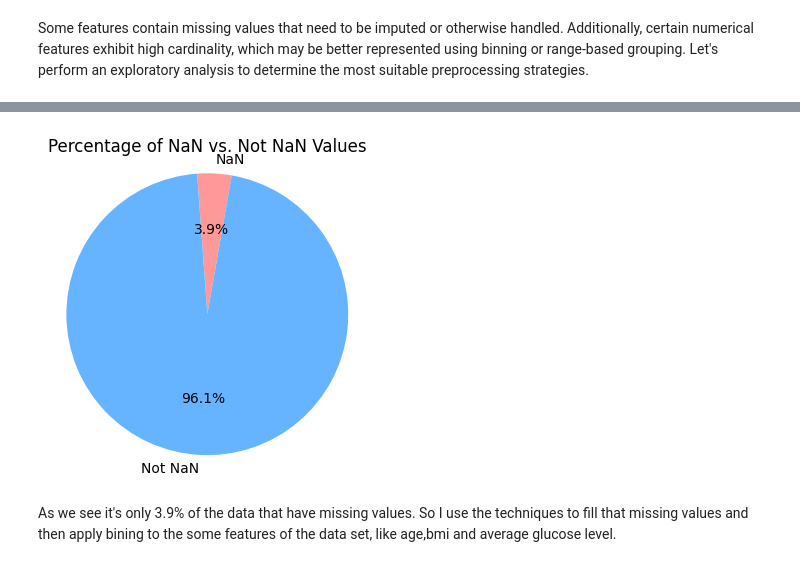
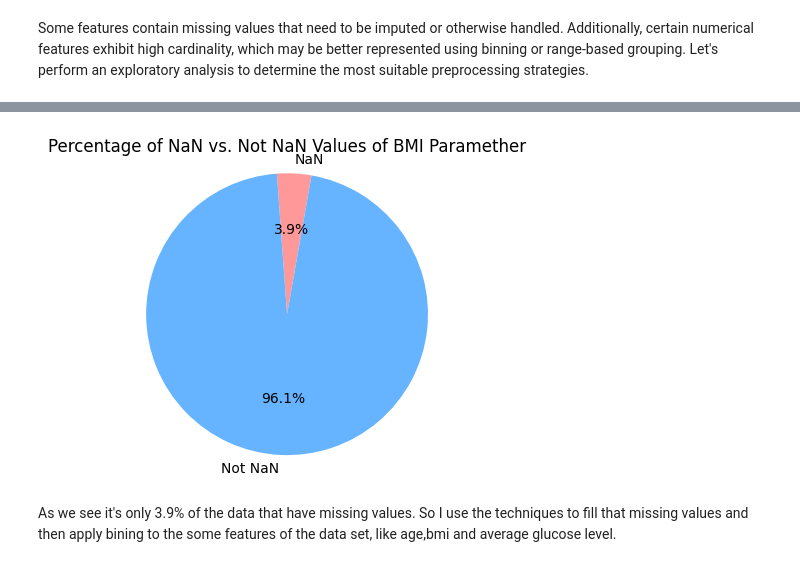
Before and after one commit to alexakh95/Data_mining, a Jupyter notebook: Project/data_project.ipynb, the cells around one changed output, grey strips where cells are left out. Saved outputs shown, nothing was run; the diff lists cells and outputs as text; code cells hidden in the pictures.

Commit message:
[Stroke] added more plots to the data analyzation

```diff
--- a/Project/data_project.ipynb
+++ b/Project/data_project.ipynb
@@ -34,17 +52,17 @@ not_nan_count = total - nan_count
 # %%
 # Labels and percentages
 labels = ['NaN', 'Not NaN']
 sizes = [nan_count, not_nan_count]
 colors = ['#ff9999','#66b3ff']
 
 # Plot
 plt.figure(figsize=(4,4))
 plt.pie(sizes, labels=labels, autopct='%1.1f%%', colors=colors, startangle=80)
-plt.title('Percentage of NaN vs. Not NaN Values')
+plt.title('Percentage of NaN vs. Not NaN Values of BMI Paramether')
 plt.axis('equal')  # Equal aspect ratio ensures pie is circular.
 plt.show()
 # %% [output]
-[figure, old version]
+[figure, new version]
 # %% [markdown]
 As we see it's only 3.9% of the data that have missing values. So I use the techniques to fill that missing values and then apply bining to the some features of the data set, like age,bmi and average glucose level.
 # %% [markdown]
```
Also changed, not shown: parts of 71 cells of this notebook.
